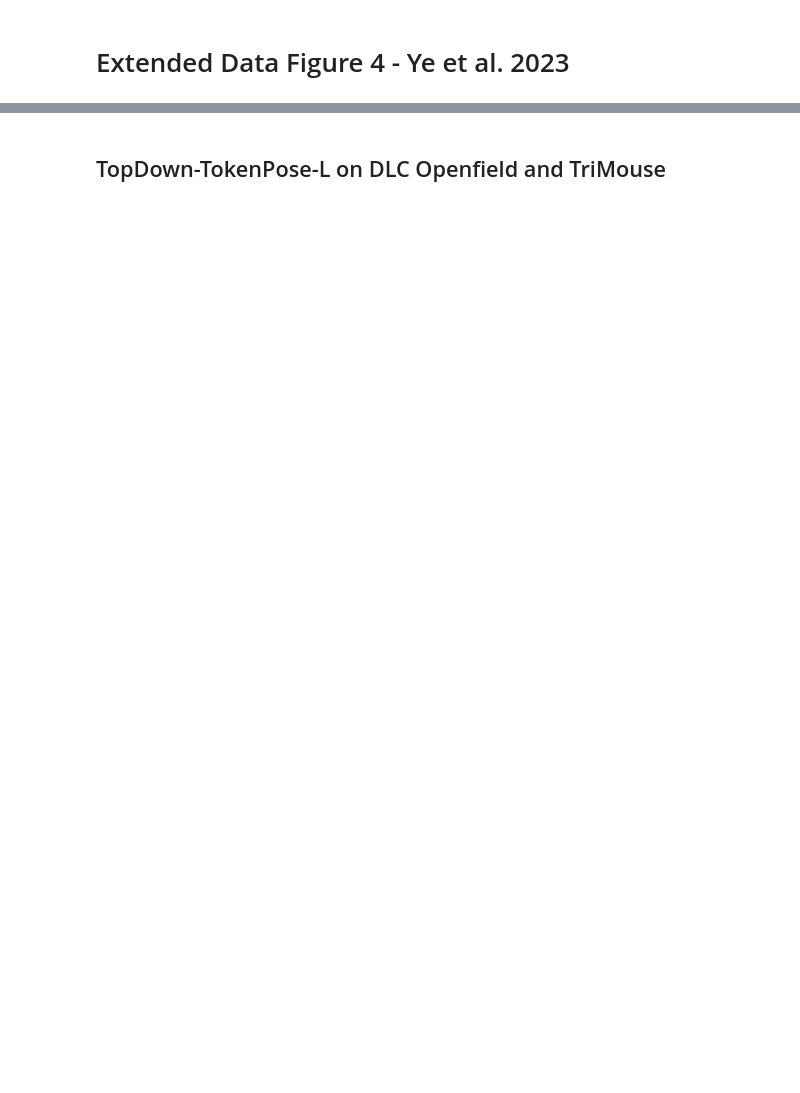
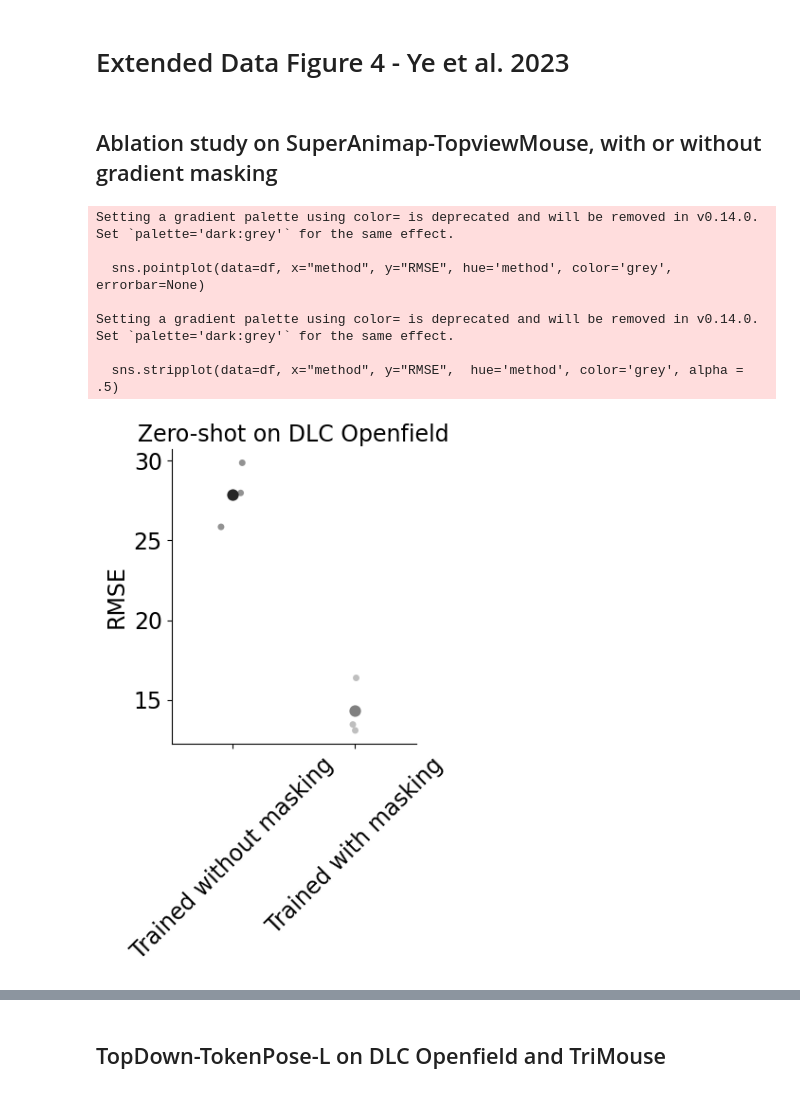
Before and after one commit to AdaptiveMotorControlLab/modelzoo-figures, a Jupyter notebook: figures/Extended_Figure4.ipynb, the cells around one changed output, grey strips where cells are left out. Cells and saved outputs as stored; diff of their text form; code cells hidden in the pictures; blank space fills up the shorter version.

```diff
--- a/figures/Extended_Figure4.ipynb
+++ b/figures/Extended_Figure4.ipynb
@@ -14,3 +9,62 @@ plt.rcParams['axes.labelsize'] = 17  # for x and y labels
 plt.rcParams['xtick.labelsize'] = 17 # for x axis tick labels
 plt.rcParams['ytick.labelsize'] = 17 # for y axis tick labels
 plt.rcParams['axes.titlesize'] = 17
+# %%
+rename_dict = {'swimming_ole': 'Kiehn_Lab_Swimming',
+           'openfield_ole': 'Kiehn_Lab_Openfield',
+           'treadmill_ole': 'Kiehn_Lab_Treadmill',
+           'MackenzieMausHaus': 'MausHaus',
+           'daniel3mouse': 'TriMice',
+           'dlc-openfield': 'DLC_Openfield',
+           'TwoWhiteMice_GoldenLab': 'WhiteMice',
+           'ChanLab': 'BlackMice'
+           }
+
+temp = pd.read_hdf('../data/Figure1/openfield_ratios.h5')
+
+
+unbalanced_zeroshot = temp.loc['unbalanced_zeroshot', '600000']  # .mean(axis=0)
+
+
+zeroshot_with_mask = unbalanced_zeroshot['RMSE']
+# %% [markdown]
+## Ablation study on SuperAnimap-TopviewMouse, with or without gradient masking
+# %%
+no_mask_zeroshot = pd.read_csv('../data/Extended_Figure4/dlc_openfield_no_masking_zeroshot.csv')
+no_mask_zeroshot = no_mask_zeroshot.iloc[:, 1:]
+mask_zeroshot = zeroshot_with_mask.to_frame().reset_index()
+no_mask_zeroshot['method'] = 'Trained without masking'
+
+mask_zeroshot.columns = ['Shuffle', 'RMSE']
+mask_zeroshot['method'] = 'Trained with masking'
+
+
+df = pd.concat((no_mask_zeroshot, mask_zeroshot),ignore_index=True)
+
+
+# Create a bar plot
+plt.figure(figsize=(4, 6))
+#plt.bar(methods, mean_rmse, yerr=std_error, capsize=5, color=['grey', 'grey'])
+sns.pointplot(data=df, x="method", y="RMSE", hue='method', color='grey', errorbar=None)
+sns.stripplot(data=df, x="method", y="RMSE",  hue='method', color='grey', alpha = .5)
+
+# Adding labels and title
+
+plt.ylabel('RMSE')
+plt.xticks(rotation=45)
+plt.title("Zero-shot on DLC Openfield")
+plt.xlabel('')
+sns.despine()  # Removing top and right spines
+plt.tight_layout()
+ax = plt.gca()  # Get the current axes instance
+# Show the plot
+plt.savefig('masking_ablation_study.svg', dpi = 300, transparent = True)
+# %% [output]
+Setting a gradient palette using color= is deprecated and will be removed in v0.14.0. Set `palette='dark:grey'` for the same effect.
+
+  sns.pointplot(data=df, x="method", y="RMSE", hue='method', color='grey', errorbar=None)
+
+Setting a gradient palette using color= is deprecated and will be removed in v0.14.0. Set `palette='dark:grey'` for the same effect.
+
+  sns.stripplot(data=df, x="method", y="RMSE",  hue='method', color='grey', alpha = .5)
+[figure, added]
```
Also changed, not shown: parts of 5 cells of this notebook, 2 other files.
